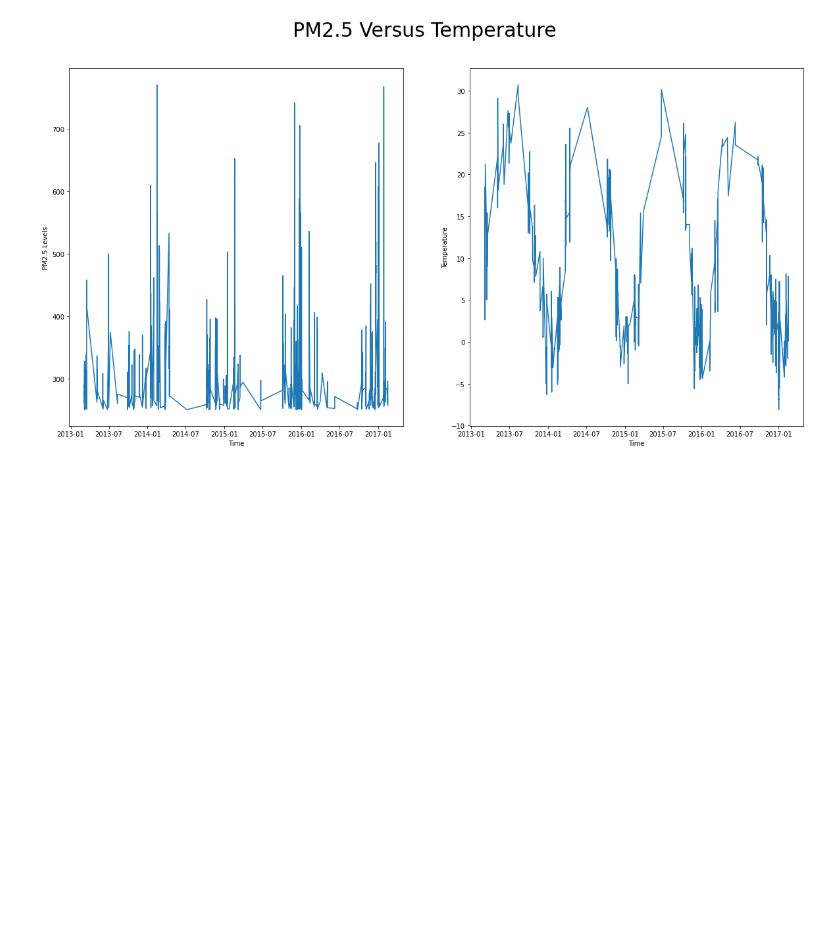
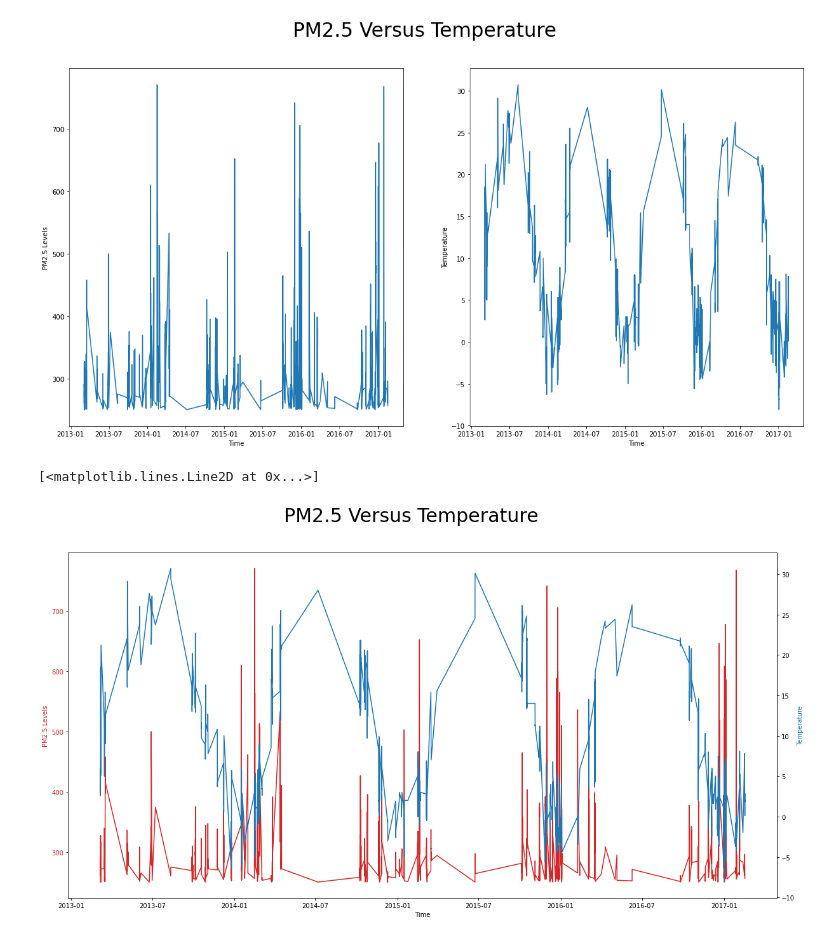
Before and after one commit to jonvis23/Air-Quality-Forecasting, a Jupyter notebook: notebook.ipynb, the cells around one changed output. Drawn from its saved outputs; the diff is of its cells as text; code cells hidden in the pictures; blank space fills up the shorter version.

```diff
--- a/notebook.ipynb
+++ b/notebook.ipynb
@@ -289,3 +291,22 @@ axs[1].set(xlabel = ('Time'), ylabel = ('Temperature'))
 # %% [output]
 [Text(0.5, 0, 'Time'), Text(0, 0.5, 'Temperature')]
 [figure]
+# %%
+fig, ax1 = plt.subplots(figsize=(20, 10))
+fig.suptitle('PM2.5 Versus Temperature', size=30)
+
+# Plot PM2.5 on the left y-axis
+color = 'tab:red'
+ax1.set_xlabel('Time')
+ax1.set_ylabel('PM2.5 Levels', color=color)
+ax1.plot(datad[datad['PM2.5'] > 250]['PM2.5'], color=color)
+ax1.tick_params(axis='y', labelcolor=color)
+
+# Create a second y-axis for temperature
+ax2 = ax1.twinx()
+color = 'tab:blue'
+ax2.set_ylabel('Temperature', color=color)
+ax2.plot(datad[datad['PM2.5'] > 250]['TEMPERATURE'], color=color)
+# %% [output]
+[<matplotlib.lines.Line2D at 0x...>]
+[figure, added]
```
Also changed, not shown: parts of 1 cell of this notebook.
